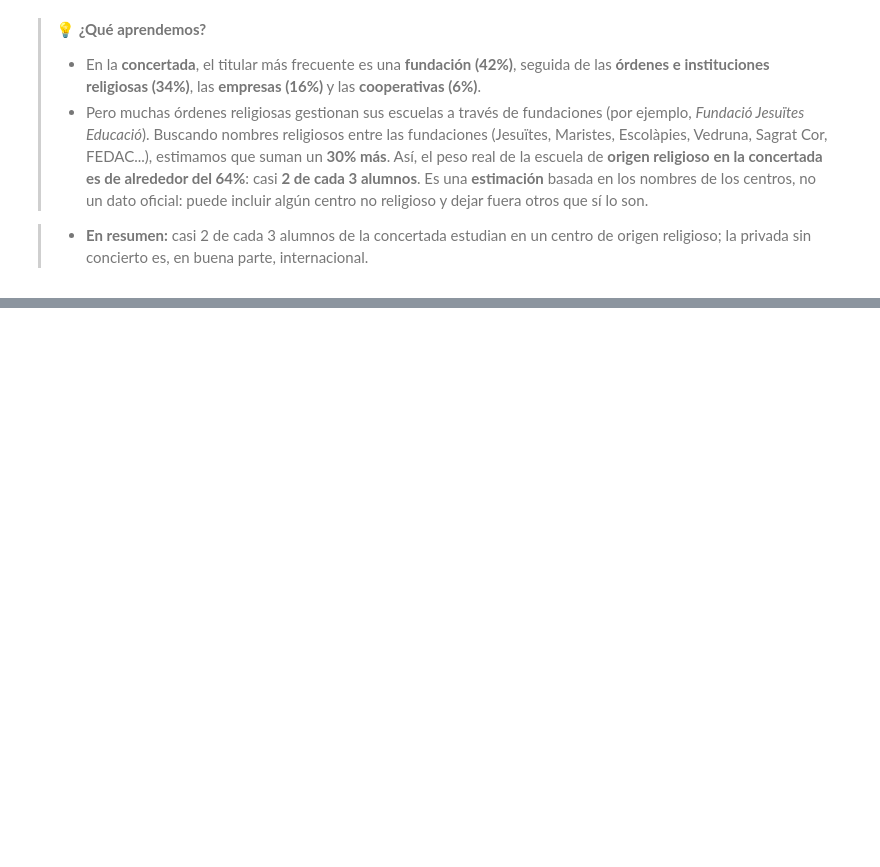
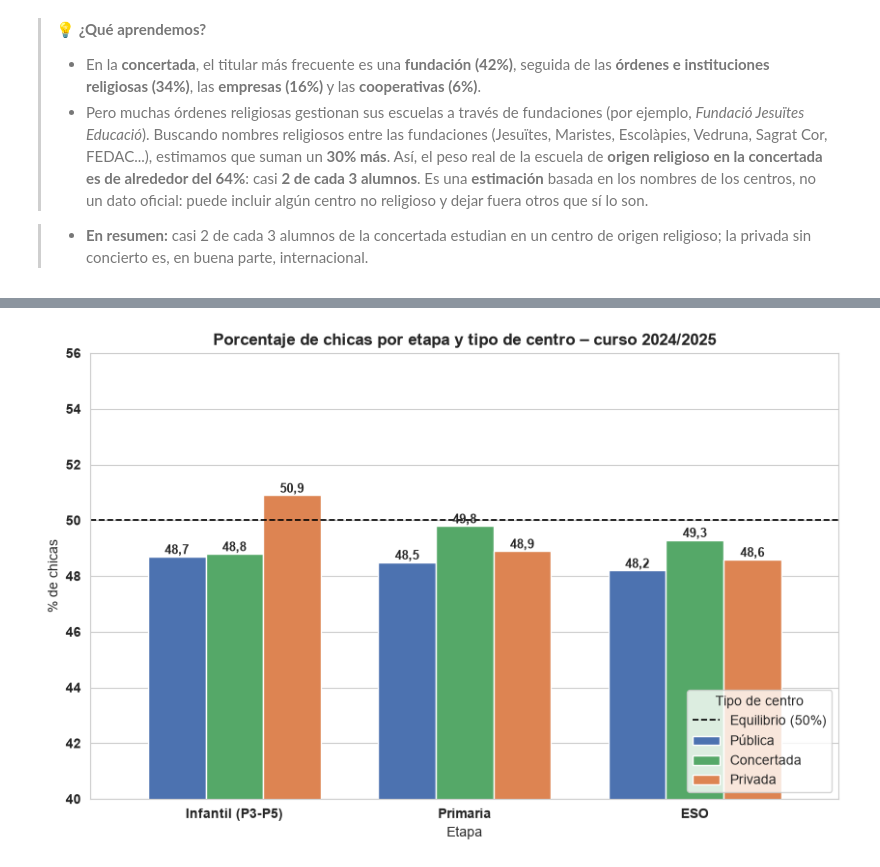
Before and after one commit to esrakesken/eda-educacion-barcelona, a Jupyter notebook: notebooks/01_eda_educacion_bcn.ipynb, the cells around one changed output, grey strips where cells are left out. Saved outputs shown, nothing was run; the diff lists cells and outputs as text; code cells hidden in the pictures; blank space fills up the shorter version.

Commit message:
feat: porcentaje de chicas por etapa y tipo de centro

```diff
--- a/notebooks/01_eda_educacion_bcn.ipynb
+++ b/notebooks/01_eda_educacion_bcn.ipynb
@@ -1076,0 +1089,9 @@ Origen religioso estimado: 64.0%
+# %%
+chicas_por_tipo = (
+    df_actual.groupby(["etapa", "tipo_centro"])[["chicas", "alumnos_total"]].sum()
+    .assign(pct_chicas=lambda t: t["chicas"] / t["alumnos_total"] * 100)["pct_chicas"]
+    .unstack()
+    .reindex(index=ORDEN_ETAPAS, columns=ORDEN_TIPOS)
+    .round(1)
+)
+chicas_por_tipo
@@ -1076,0 +1104,20 @@ Origen religioso estimado: 64.0%
+# %%
+fig, ax = plt.subplots()
+chicas_por_tipo.plot(kind="bar", color=[COLORES_TIPO[t] for t in ORDEN_TIPOS], ax=ax, width=0.75)
+ax.axhline(50, color="black", linestyle="--", linewidth=1.2, label="Equilibrio (50%)")
+
+for contenedor in ax.containers:
+    ax.bar_label(contenedor, labels=[f"{v:.1f}".replace(".", ",") for v in contenedor.datavalues], fontsize=9, fontweight="bold")
+
+ax.set_title(f"Porcentaje de chicas por etapa y tipo de centro – curso {CURSO_ACTUAL}")
+ax.set_xlabel("Etapa")
+ax.set_ylabel("% de chicas")
+ax.set_ylim(40, 56)
+ax.tick_params(axis="x", rotation=0)
+ax.legend(title="Tipo de centro", loc="lower right")
+for etiqueta in ax.get_xticklabels() + ax.get_yticklabels():
+    etiqueta.set_fontweight("bold")
+ax.grid(axis="x", visible=False)
+plt.show()
+# %% [output]
+[figure, added]
```
Also changed, not shown: parts of 5 cells of this notebook.
